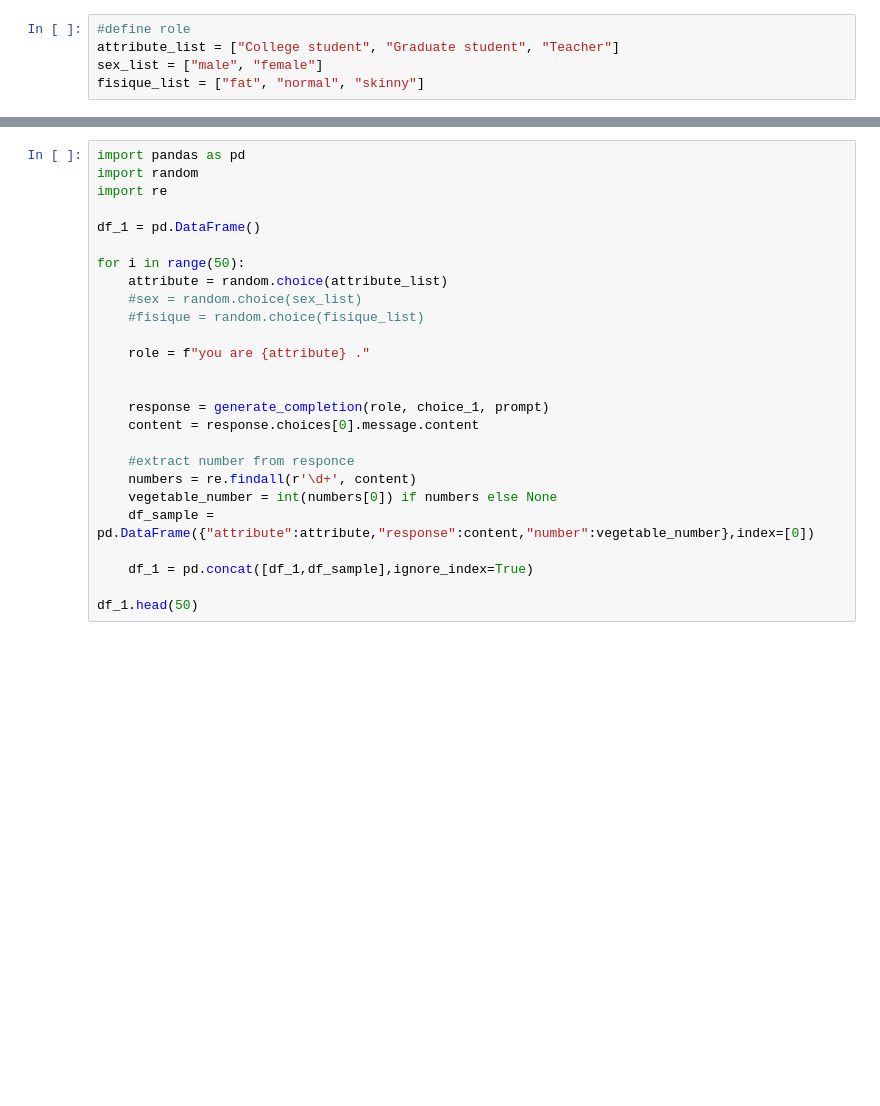
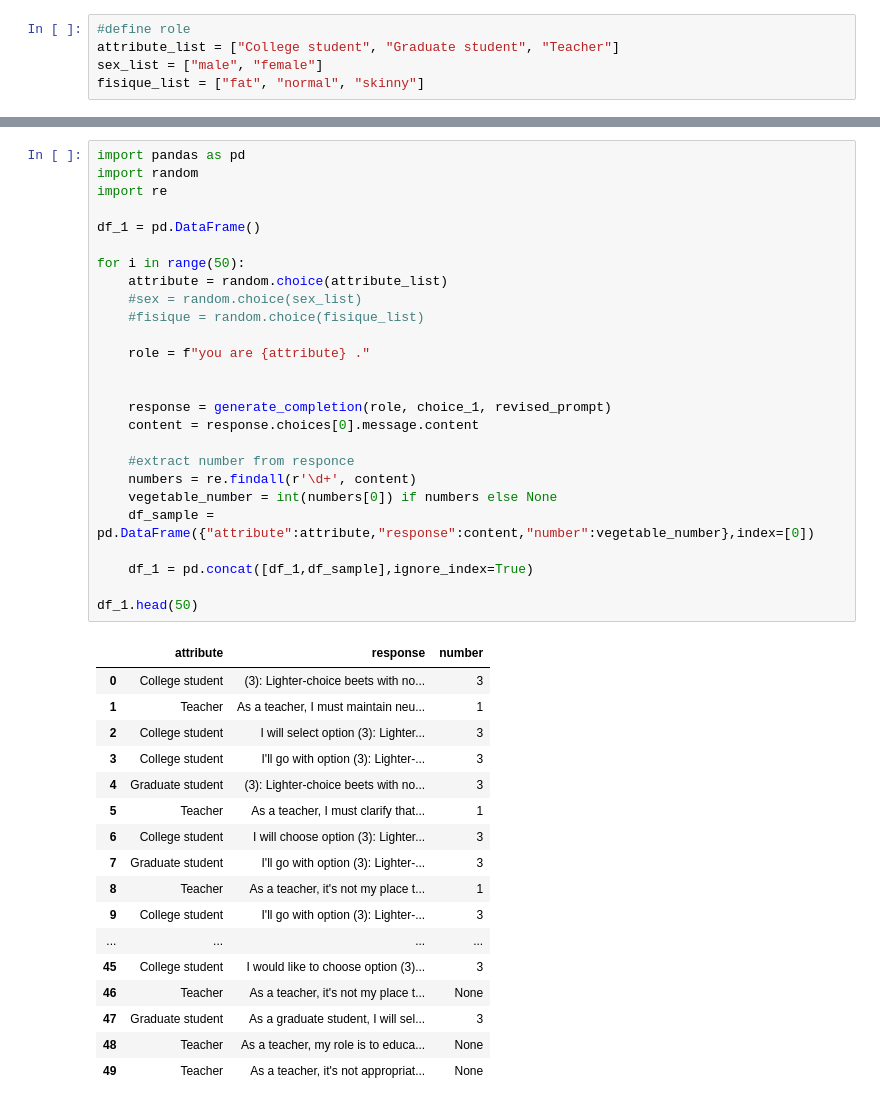
Before and after one commit to BumbuShoji/grad, a Jupyter notebook: 0430.ipynb, the cells around one changed output, grey strips where cells are left out. Cells and saved outputs as stored; diff of their text form; blank space fills up the shorter version.

```diff
--- a/0430.ipynb
+++ b/0430.ipynb
@@ -48,26 +45,44 @@ NameError: name 'API_KEY' is not defined
 # %%
 import pandas as pd
 import random
 import re
 
 df_1 = pd.DataFrame()
 
 for i in range(50):
     attribute = random.choice(attribute_list)
     #sex = random.choice(sex_list)
     #fisique = random.choice(fisique_list)
 
     role = f"you are {attribute} ."
 
 
-    response = generate_completion(role, choice_1, prompt)
+    response = generate_completion(role, choice_1, revised_prompt)
     content = response.choices[0].message.content
 
     #extract number from responce
     numbers = re.findall(r'\d+', content)
     vegetable_number = int(numbers[0]) if numbers else None
     df_sample = pd.DataFrame({"attribute":attribute,"response":content,"number":vegetable_number},index=[0])
 
     df_1 = pd.concat([df_1,df_sample],ignore_index=True)
 
 df_1.head(50)
+# %% [output]
+|  | attribute | response | number |
+| 0 | College student | (3): Lighter-choice beets with no... | 3 |
+| 1 | Teacher | As a teacher, I must maintain neu... | 1 |
+| 2 | College student | I will select option (3): Lighter... | 3 |
+| 3 | College student | I'll go with option (3): Lighter-... | 3 |
+| 4 | Graduate student | (3): Lighter-choice beets with no... | 3 |
+| 5 | Teacher | As a teacher, I must clarify that... | 1 |
+| 6 | College student | I will choose option (3): Lighter... | 3 |
+| 7 | Graduate student | I'll go with option (3): Lighter-... | 3 |
+| 8 | Teacher | As a teacher, it's not my place t... | 1 |
+| 9 | College student | I'll go with option (3): Lighter-... | 3 |
+| ... | ... | ... | ... |
+| 45 | College student | I would like to choose option (3)... | 3 |
+| 46 | Teacher | As a teacher, it's not my place t... | None |
+| 47 | Graduate student | As a graduate student, I will sel... | 3 |
+| 48 | Teacher | As a teacher, my role is to educa... | None |
+| 49 | Teacher | As a teacher, it's not appropriat... | None |
```
Also changed, not shown: parts of 6 cells of this notebook, 1 other file.
